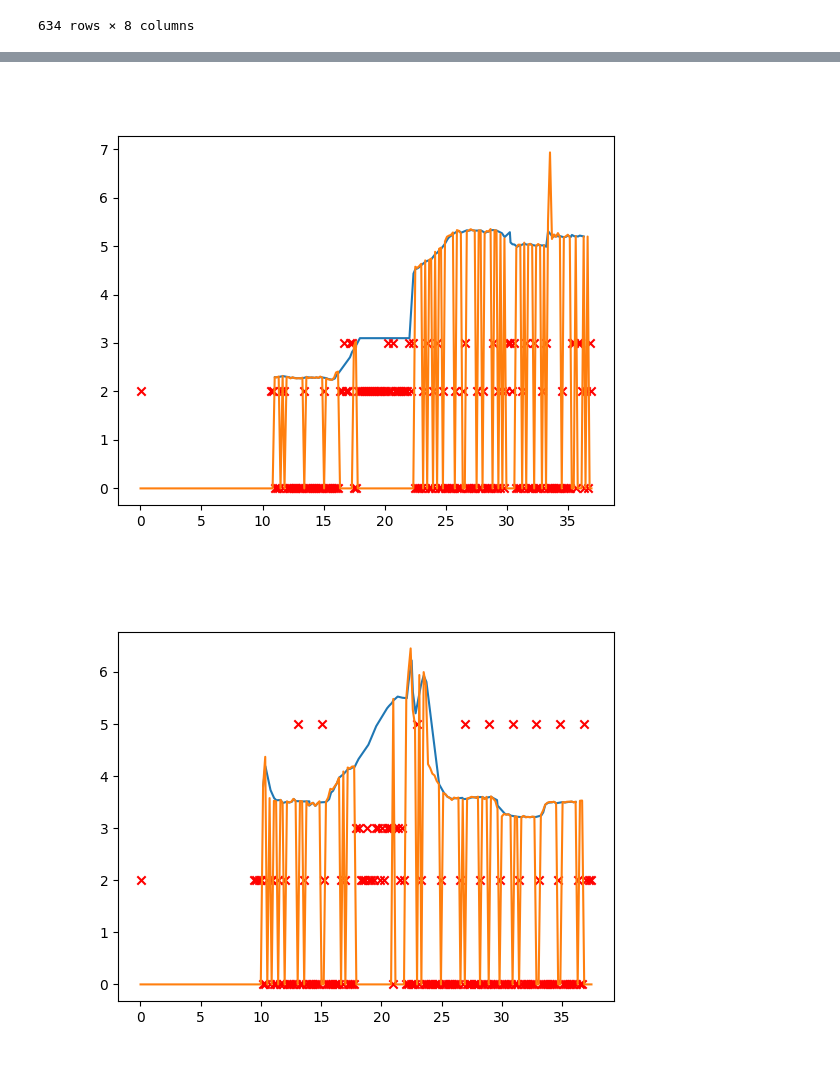
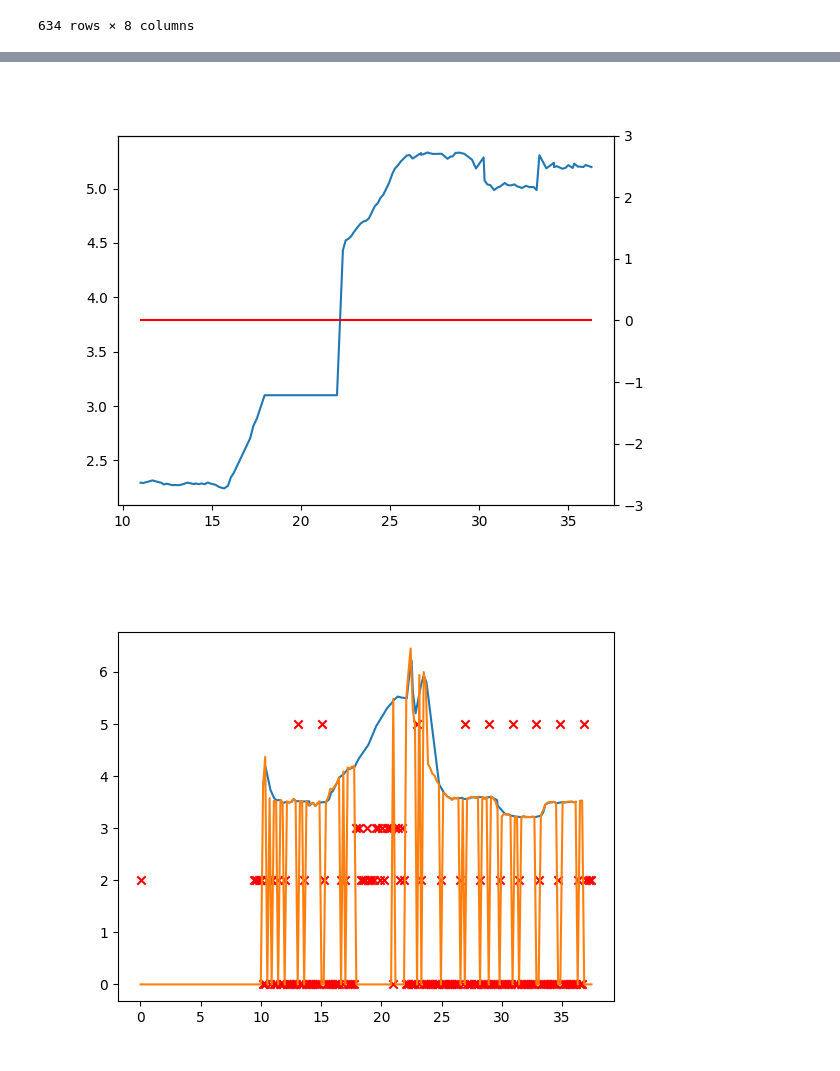
Before and after one commit to RyanJMah/fydp-rtls-server, a Jupyter notebook: data/analysis.ipynb, the cells around one changed output, grey strips where cells are left out. Cells and saved outputs as stored; diff of their text form; code cells hidden in the pictures.

```diff
--- a/data/analysis.ipynb
+++ b/data/analysis.ipynb
@@ -135,18 +145,23 @@ plt.show()
 # %%
 %matplotlib widget
 
 """
 DISTANCE VS TIME FOR ANCHOR 2
 """
 
 plt.figure()
 
 plt.plot(a2_ios_time, a2_ios_distance, label='a2_ios')
-plt.plot(a2_anchor_time, a2_anchor_distance, label='a2_anchor')
-plt.scatter(a2_anchor_time, a2_anchor_status, label='a2_anchor_status', marker='x', color='red')
+# plt.plot(a2_anchor_time, a2_anchor_distance, label='a2_anchor')
+# plt.scatter(a2_anchor_time, a2_anchor_status, label='a2_anchor_status', marker='x', color='red')
+
+ax2 = plt.twinx()
+ax2.set_ylim([-3, 3])
+ax2.plot(a2_ios_time, a2_ios_los, color="r")
+
 plt.show()
 # %% [output]
-[figure, old version]
+[figure, new version]
 # %%
 %matplotlib widget
 
```
Also changed, not shown: parts of 3 cells of this notebook, 5 other files.
